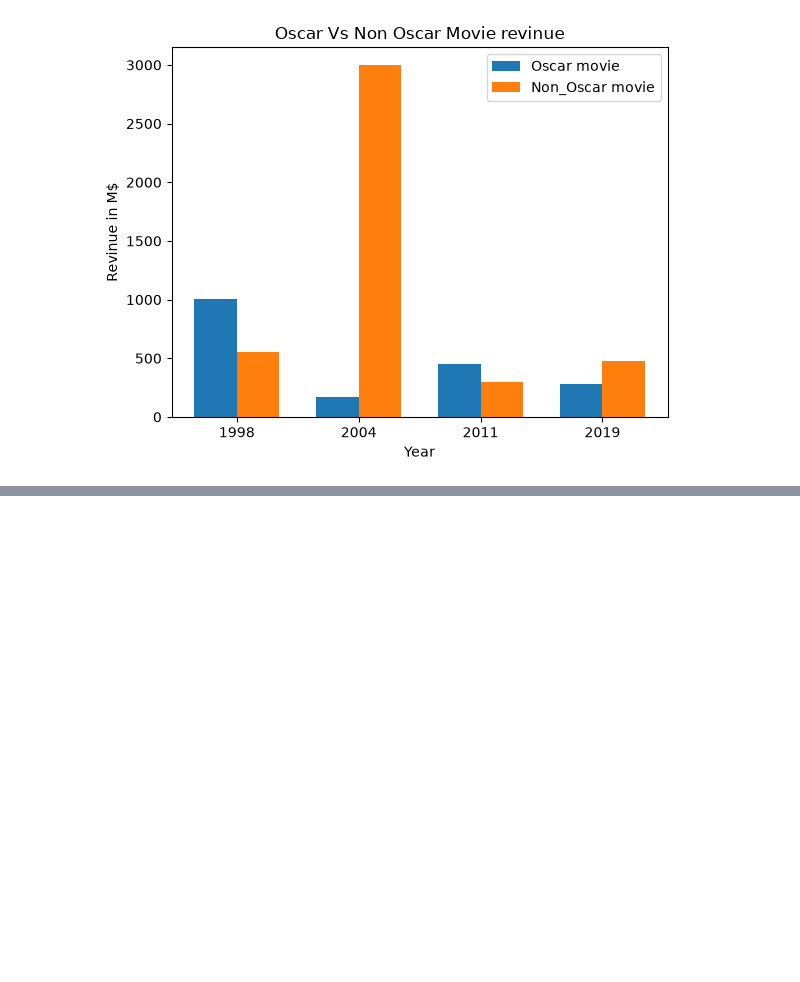
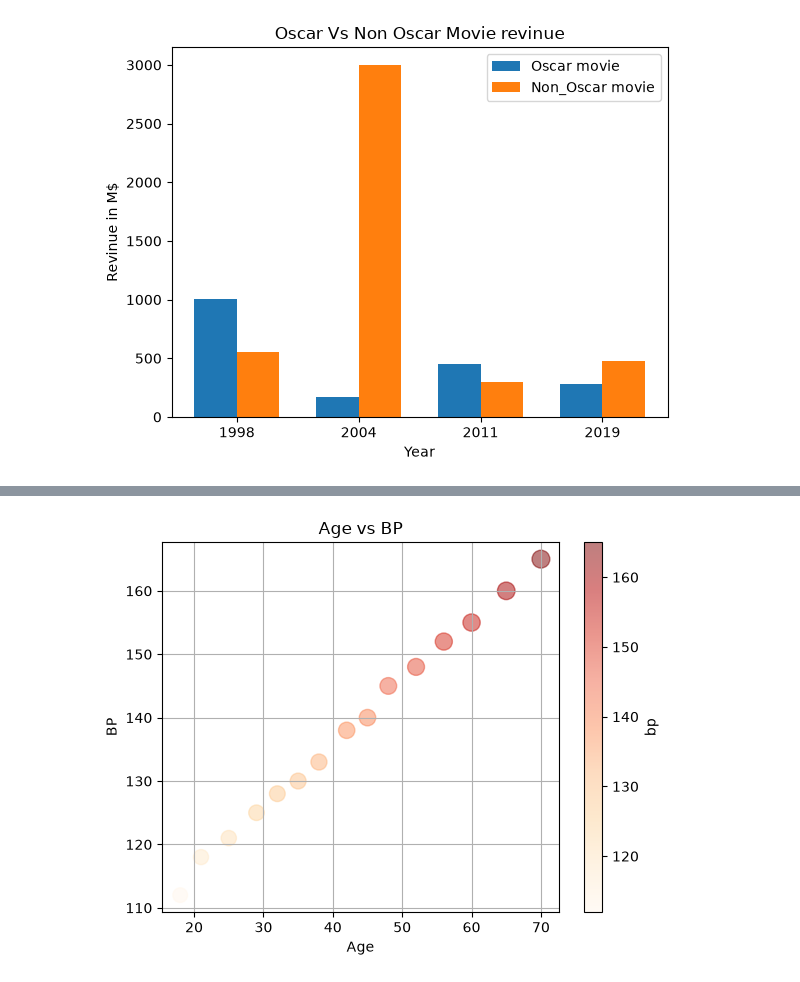
Before and after one commit to hamzakhanafridi/Machine_Learning_Complete_Course_With_Codes_-_Projects, a Jupyter notebook: Day-18 Data_VIsuallization(Matplotlib)/Data_Visuallization_Practice.ipynb, the cells around one changed output, grey strips where cells are left out. Cells and saved outputs as stored; diff of their text form; code cells hidden in the pictures; blank space fills up the shorter version.

```diff
--- a/Day-18 Data_VIsuallization(Matplotlib)/Data_Visuallization_Practice.ipynb
+++ b/Day-18 Data_VIsuallization(Matplotlib)/Data_Visuallization_Practice.ipynb
@@ -169,0 +206,12 @@ plt.xticks(x, year)
+# %%
+colors=['green' if x< 135 else 'red' for x in bp]
+# plt.scatter(age, bp, color=colors)
+# plt.scatter(age, bp, cmap='plasma', c=bp)
+plt.scatter(age, bp, s=bp, cmap='OrRd', c=bp , alpha=0.5)
+plt.title('Age vs BP')
+plt.xlabel('Age')
+plt.ylabel('BP')
+plt.colorbar(label='bp')
+plt.grid()
+# %% [output]
+[figure, added]
```
Also changed, not shown: parts of 6 cells of this notebook, 2 other files.
